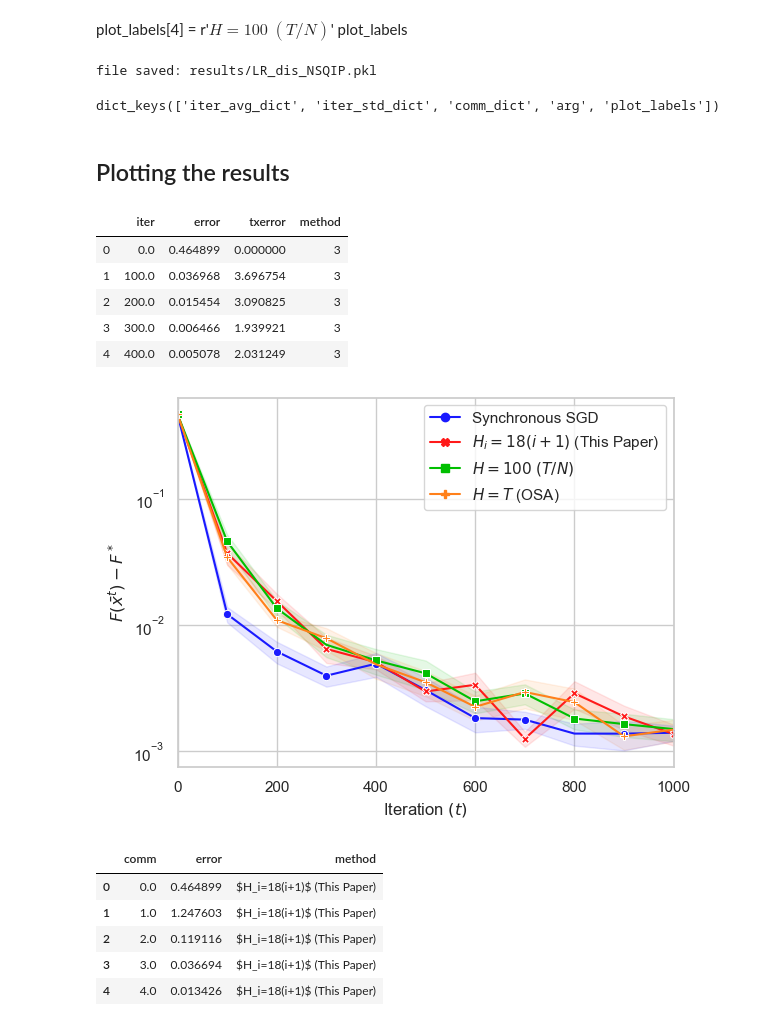
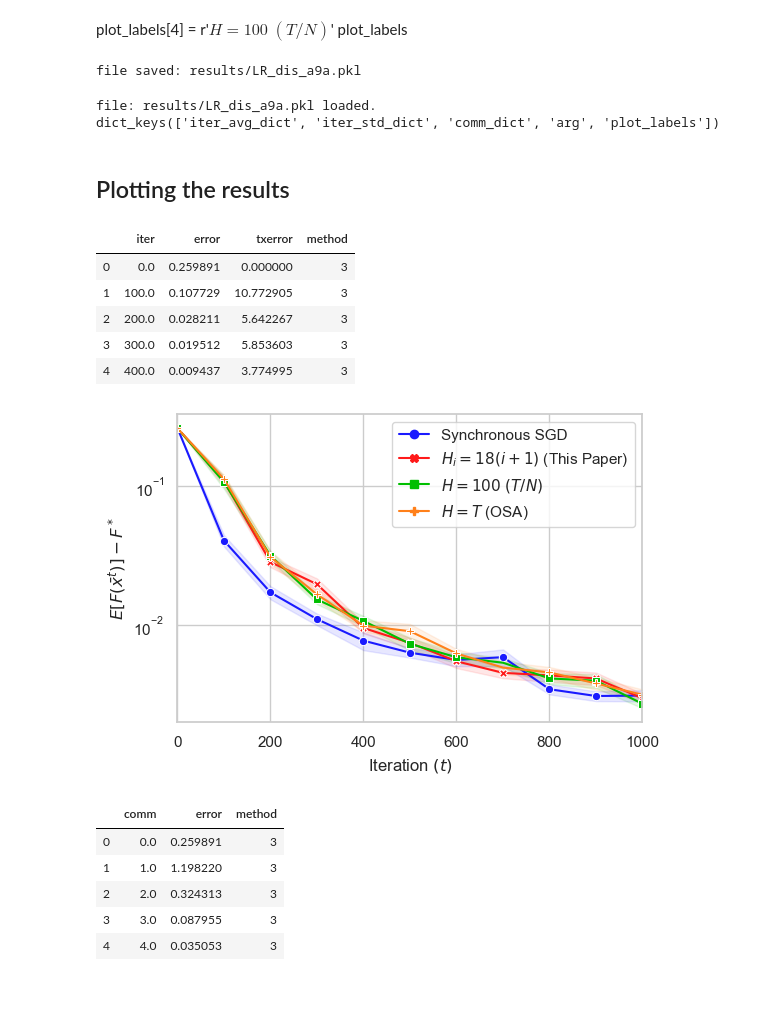
Before and after one commit to spiridonoff/Local-SGD, a Jupyter notebook: logistic_regression.ipynb, the cells around one changed output. Drawn from its saved outputs; the diff is of its cells as text; code cells hidden in the pictures; blank space fills up the shorter version.

Commit message:
generate LR plots

```diff
--- a/logistic_regression.ipynb
+++ b/logistic_regression.ipynb
@@ -21,8 +21,8 @@ min_max_scaler = preprocessing.MinMaxScaler()
 ## Hyper Parameters
 # %%
 class arguments():
-    data = 'NSQIP'
-#     data = 'a9a'
+#     data = 'NSQIP'
+    data = 'a9a'
 
     T = 1000 # Total number of iterations
 
@@ -486,11 +486,12 @@ with open( file_name, 'wb') as f:
     f.close()
 print('file saved: ' + file_name)
 # %% [output]
-file saved: results/LR_dis_NSQIP.pkl
+file saved: results/LR_dis_a9a.pkl
 # %%
 # loading data
 file_name = f"results/LR_dis_{arg.data}.pkl"
 data = pickle.load(open(file_name, 'rb'))
+print(f"file: {file_name} loaded.")
 print(data.keys())
 
 try:
@@ -504,13 +505,14 @@ except:
     pass
 del data
 # %% [output]
+file: results/LR_dis_a9a.pkl loaded.
 dict_keys(['iter_avg_dict', 'iter_std_dict', 'comm_dict', 'arg', 'plot_labels'])
 # %% [markdown]
 ## Plotting the results
 # %%
 sns.reset_defaults()
 sns.set(
-#     rc={'figure.figsize':(7,5)},
+    rc={'figure.figsize':(6,4)},
     style="whitegrid" # nicer layout
 )
 # %%
@@ -539,11 +541,11 @@ iter_df = pd.DataFrame({'iter': iterations, 'error': errors, 'txerror': txerrors
 iter_df.head()
 # %% [output]
 |  | iter | error | txerror | method |
-| 0 | 0.0 | 0.464899 | 0.000000 | 3 |
-| 1 | 100.0 | 0.036968 | 3.696754 | 3 |
-| 2 | 200.0 | 0.015454 | 3.090825 | 3 |
-| 3 | 300.0 | 0.006466 | 1.939921 | 3 |
-| 4 | 400.0 | 0.005078 | 2.031249 | 3 |
+| 0 | 0.0 | 0.259891 | 0.000000 | 3 |
+| 1 | 100.0 | 0.107729 | 10.772905 | 3 |
+| 2 | 200.0 | 0.028211 | 5.642267 | 3 |
+| 3 | 300.0 | 0.019512 | 5.853603 | 3 |
+| 4 | 400.0 | 0.009437 | 3.774995 | 3 |
 # %%
 plot_colors = {0:(0.1, 0.1, 1),
                3:(1, 0.1, 0.1),
@@ -555,36 +557,36 @@ ax = sns.lineplot(x = 'iter', y= 'error', data = iter_df,
 #                   palette = 'bright',
                   palette = plot_colors,
                   style = 'method',
                   markers = True, dashes = False,   markevery=0.1)
 
 
 # plt.plot(arg.plot_every*np.arange(len(iter_error_cen)),iter_error_cen - arg.f_min)
 
 # plt.gca().set_prop_cycle(None)
 for m in methods:
     iter_std = iter_std_dict[m]
     plt.fill_between(
         arg.plot_every*np.arange(len(iter_std)),
         (iter_avg_dict[m] - arg.f_min - iter_std),
         (iter_avg_dict[m] - arg.f_min + iter_std),
         alpha=0.1,
         color = plot_colors[m],
     )
 
 plt.yscale('log')
 plt.grid(True)
 plt.xlabel(r'Iteration $(t)$')
-plt.ylabel(r'$F(\bar x^t) - F^*$')
+plt.ylabel(r'$E[F(\bar x^t)] - F^*$')
 
 # plt.ylim([5e-4,1e0])
 plt.xlim([0,1000])
 
 handles, labels = ax.get_legend_handles_labels()
 ax.legend(handles=handles[1:], labels=[plot_labels[int(m)] for m in labels[1:]])
-# plt.savefig('iteration_n{}_T{}_{}x_nsqip.png'.format(n,T,reps), dpi=240, transparent=False, bbox_inches='tight')
+# plt.savefig(f"figures/iteration_{arg.data}.png", dpi=240, transparent=False, bbox_inches='tight')
 plt.show()
 # %% [output]
-[figure, old version]
+[figure, new version]
 # %%
 # Combining the outputs in one dataframe for Seaborn
 errors = []
@@ -593,15 +595,15 @@ methods_list = []
 for m in methods:
     errors = np.append(errors, comm_dict[m] - arg.f_min)
     comms = np.append(comms, np.arange(len(comm_dict[m])))
-    methods_list += [plot_labels[m]]*len(comm_dict[m])
+    methods_list += [m]*len(comm_dict[m])
 
 comm_df = pd.DataFrame({'comm': comms, 'error': errors, 'method': methods_list})
 comm_df.head()
 # %% [output]
 |  | comm | error | method |
-| 0 | 0.0 | 0.464899 | $H_i=18(i+1)$ (This Paper) |
-| 1 | 1.0 | 1.247603 | $H_i=18(i+1)$ (This Paper) |
-| 2 | 2.0 | 0.119116 | $H_i=18(i+1)$ (This Paper) |
-| 3 | 3.0 | 0.036694 | $H_i=18(i+1)$ (This Paper) |
-| 4 | 4.0 | 0.013426 | $H_i=18(i+1)$ (This Paper) |
+| 0 | 0.0 | 0.259891 | 3 |
+| 1 | 1.0 | 1.198220 | 3 |
+| 2 | 2.0 | 0.324313 | 3 |
+| 3 | 3.0 | 0.087955 | 3 |
+| 4 | 4.0 | 0.035053 | 3 |
 # %%
```
Also changed, not shown: parts of 1 cell of this notebook.
